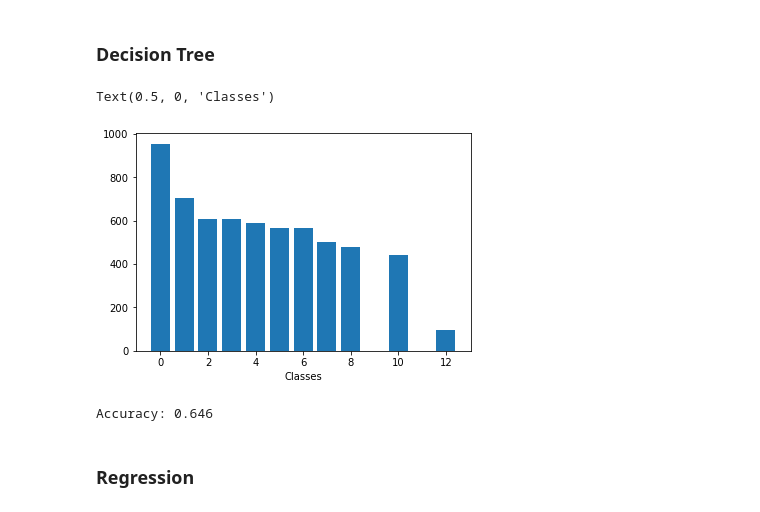
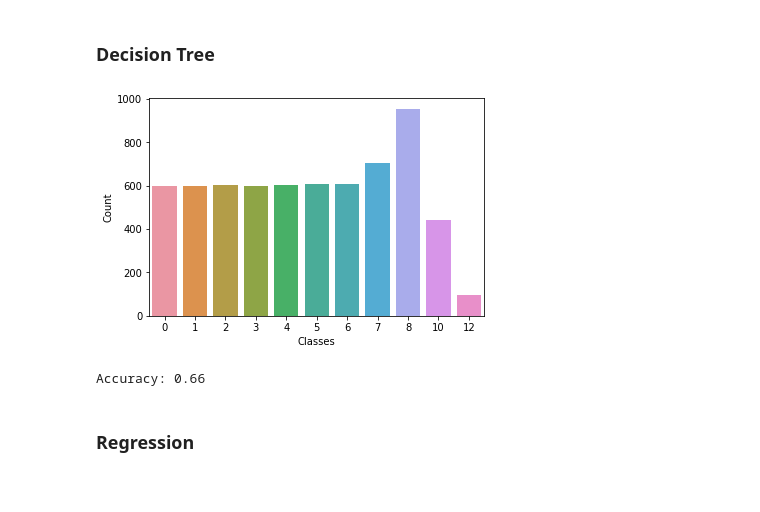
Before and after one commit to Gurleenp/IFT870, a Jupyter notebook: Projet/cleaning.ipynb, the cells around one changed output. Cells and saved outputs as stored; diff of their text form; code cells hidden in the pictures.

```diff
--- a/Projet/cleaning.ipynb
+++ b/Projet/cleaning.ipynb
@@ -246,24 +247,42 @@ data.dropna(subset = ["class"], inplace = True)
-# %%
-plt.bar(data["class"].unique(), data["class"].value_counts())
-plt.xlabel("Classes")
-# %% [output]
-Text(0.5, 0, 'Classes')
-[figure, removed]
+# %%
+ax = sns.countplot(x="class", data=data)
+plt.xlabel("Classes")
+plt.ylabel("Count")
+xticks = ax.get_xticklabels()
+
+plt.xticks(
+    range(len(xticks)),
+    [t.get_text().split(".")[0] for t in xticks]
+)
+plt.show()
+
+
+# plt.bar(data["class"].unique(), data["class"].value_counts())
+# plt.xlabel("Classes")
+# %% [output]
+[figure, added]
 # %%
 def decision_tree():
     not_feature_cols = ["rank_display", "rank_display_raw", "score"]
     tree_features = data.drop(labels = not_feature_cols, axis = 1)
-    (tree_train_x, tree_test_x, tree_train_y, tree_test_y) = train_test_split(tree_features.drop(labels = "class", axis = 1), tree_features["class"], test_size=500)
+    train_x, test_x, train_y, test_y = train_test_split(
+        tree_features.drop(labels="class", axis=1),
+        tree_features["class"],
+        test_size=500
+    )
 
     #Training
     classifier = tree.DecisionTreeClassifier()
-    classifier = classifier.fit(tree_train_x, tree_train_y)
+    classifier.fit(train_x, train_y)
 
-    predictions = classifier.predict(tree_test_x)
-    print("Accuracy:", metrics.accuracy_score(tree_test_y, predictions))
+    # Accuracy
+    predictions = classifier.predict(test_x)
+    accuracy = classifier.score(test_x, test_y)
+    # print("Accuracy:", metrics.accuracy_score(test_y, predictions))
+    print(f"Accuracy: {accuracy}")
 
 decision_tree()
 # %% [output]
-Accuracy: 0.646
+Accuracy: 0.66
 # %% [markdown]
 ### Regression
```
Also changed, not shown: parts of 13 cells of this notebook.
